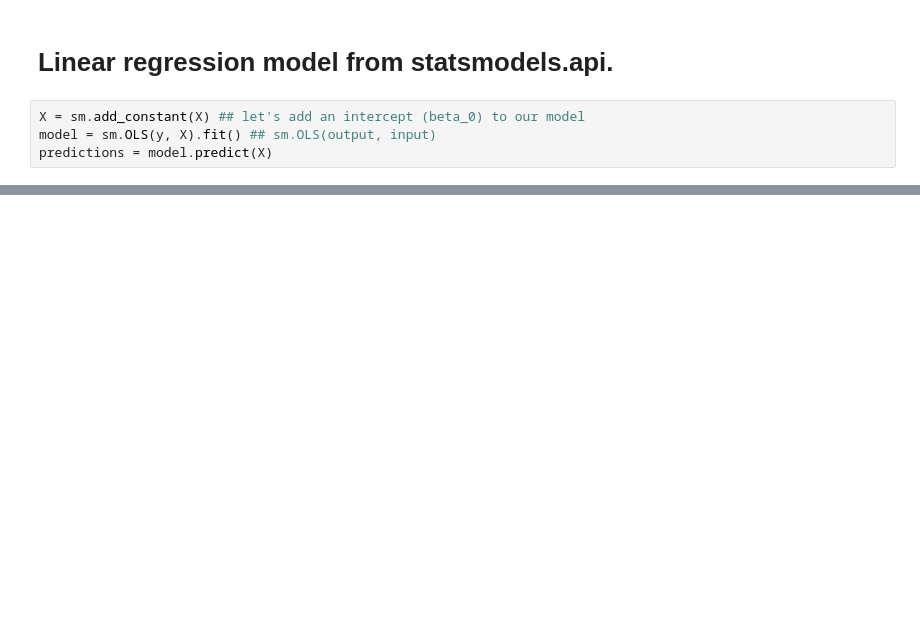
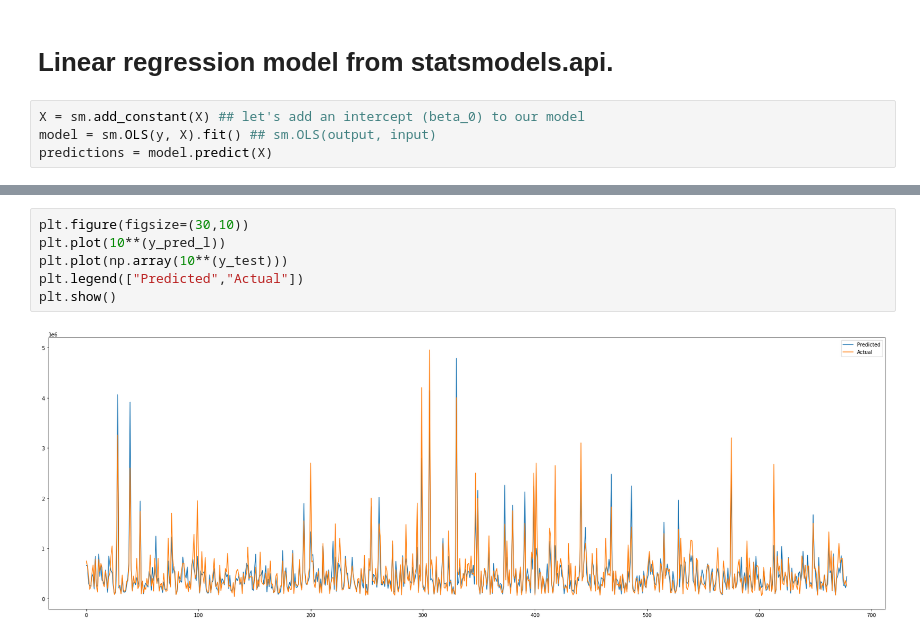
Before and after one commit to dushyantmaharshi/Linear-Regression-Implementation-Car-Dekho-Dataset-, a Jupyter notebook: Linear_Regression_(Car_Dekho).ipynb, the cells around one changed output, grey strips where cells are left out. Cells and saved outputs as stored; diff of their text form; blank space fills up the shorter version.

```diff
--- a/Linear_Regression_(Car_Dekho).ipynb
+++ b/Linear_Regression_(Car_Dekho).ipynb
@@ -632,0 +654,8 @@ strong multicollinearity problems or that the design matrix is singular.
+# %%
+plt.figure(figsize=(30,10))
+plt.plot(10**(y_pred_l))
+plt.plot(np.array(10**(y_test)))
+plt.legend(["Predicted","Actual"])
+plt.show()
+# %% [output]
+[figure, added]
```
Also changed, not shown: parts of 69 cells of this notebook.
